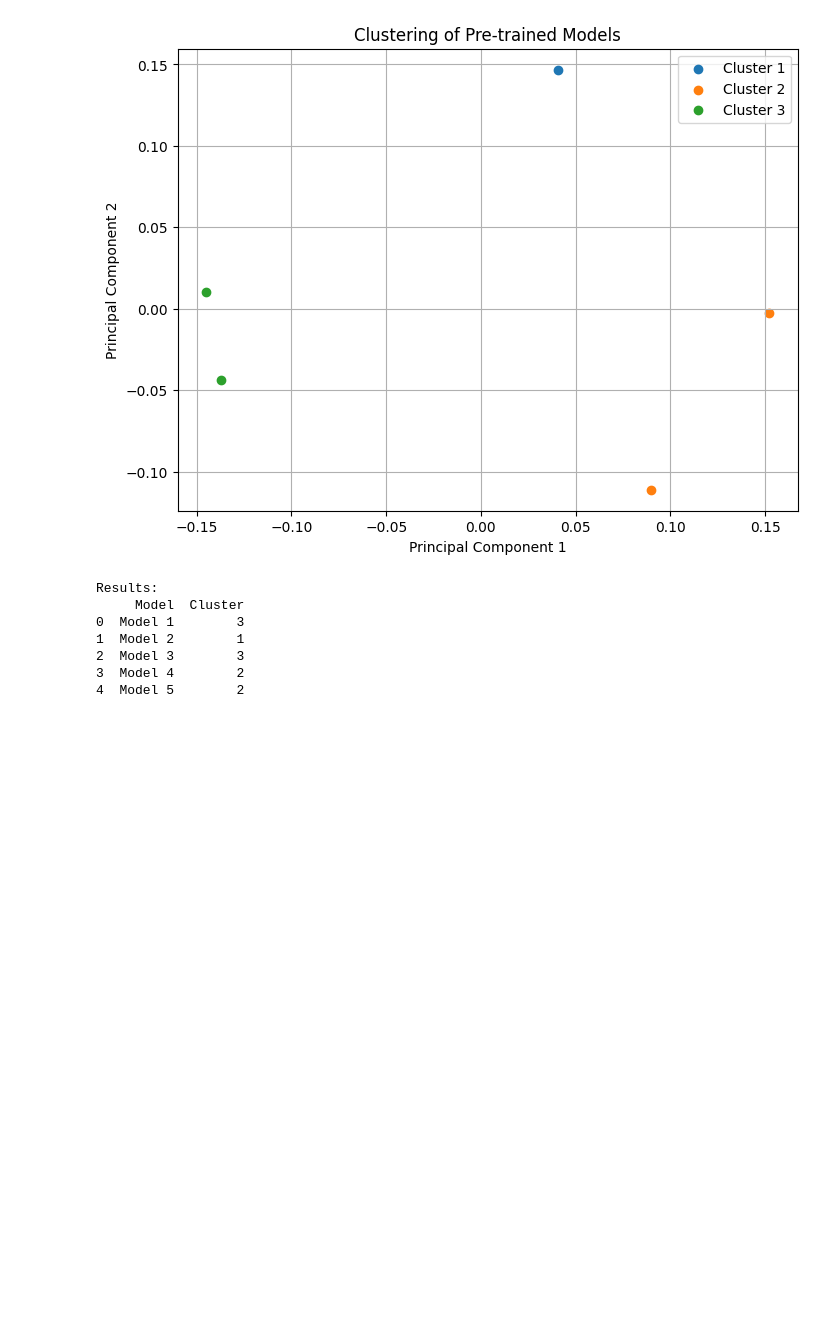
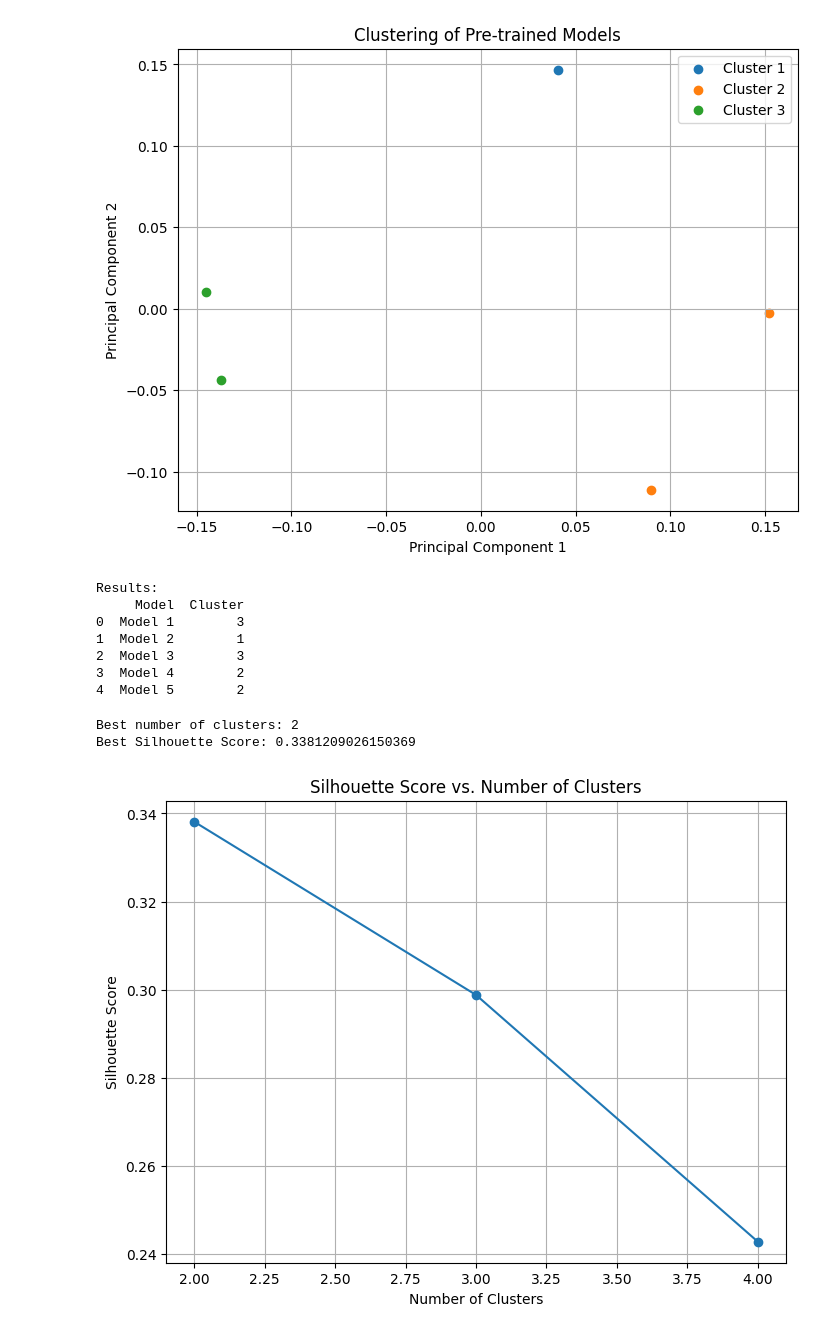
Before and after one commit to rishita-verma01/102117059_Topsis-for-pretrained-models, a Jupyter notebook: 102117059_Topsis_for_pretrained_models.ipynb, the cells around one changed output. Cells and saved outputs as stored; diff of their text form; code cells hidden in the pictures; blank space fills up the shorter version.

```diff
--- a/102117059_Topsis_for_pretrained_models.ipynb
+++ b/102117059_Topsis_for_pretrained_models.ipynb
@@ -58,3 +58,52 @@ Results:
 2  Model 3        3
 3  Model 4        2
 4  Model 5        2
+# %%
+import numpy as np
+import pandas as pd
+import matplotlib.pyplot as plt
+from sklearn.cluster import KMeans
+from sklearn.metrics import silhouette_score
+
+# Define the performance matrix
+performance_matrix = np.array([
+    [0.85, 0.75, 0.90, 0.80, 0.70],  # Text Summarization
+    [0.75, 0.90, 0.80, 0.70, 0.85],  # Text Generation
+    [0.90, 0.80, 0.85, 0.75, 0.70],  # Text Classification
+    [0.80, 0.70, 0.75, 0.85, 0.90],  # Text Sentence Similarity
+    [0.70, 0.85, 0.70, 0.90, 0.80]   # Text Conversational
+])
+
+# Define tasks
+tasks = ["Text Summarization", "Text Generation", "Text Classification", "Text Sentence Similarity", "Text Conversational"]
+
+# Range of cluster numbers to try
+min_clusters = 2
+max_clusters = min(performance_matrix.shape) - 1  # Maximum number of clusters can be at most min(n_samples, n_features) - 1
+
+# Compute Silhouette Score for each number of clusters
+silhouette_scores = []
+for n_clusters in range(min_clusters, max_clusters + 1):
+    kmeans = KMeans(n_clusters=n_clusters, random_state=42)
+    cluster_labels = kmeans.fit_predict(performance_matrix.T)
+    silhouette_scores.append(silhouette_score(performance_matrix.T, cluster_labels))
+
+# Find the best number of clusters based on Silhouette Score
+best_n_clusters = np.argmax(silhouette_scores) + min_clusters
+best_silhouette_score = max(silhouette_scores)
+
+print(f"Best number of clusters: {best_n_clusters}")
+print(f"Best Silhouette Score: {best_silhouette_score}")
+
+# Plot Silhouette Score vs. Number of Clusters
+plt.figure(figsize=(8, 6))
+plt.plot(range(min_clusters, max_clusters + 1), silhouette_scores, marker='o')
+plt.xlabel('Number of Clusters')
+plt.ylabel('Silhouette Score')
+plt.title('Silhouette Score vs. Number of Clusters')
+plt.grid(True)
+plt.show()
+# %% [output]
+Best number of clusters: 2
+Best Silhouette Score: 0.3381209026150369
+[figure, added]
```
